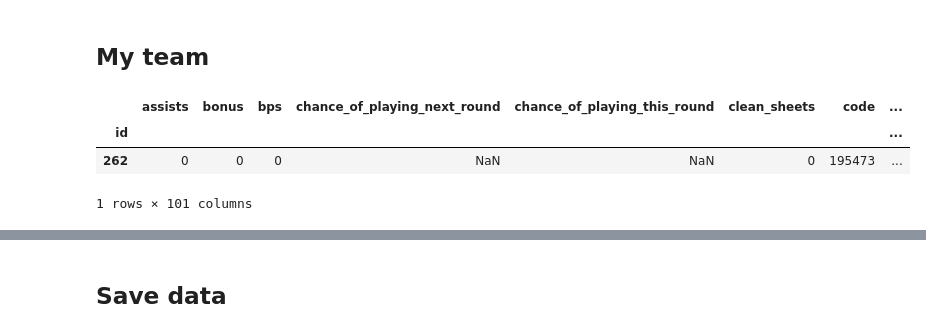
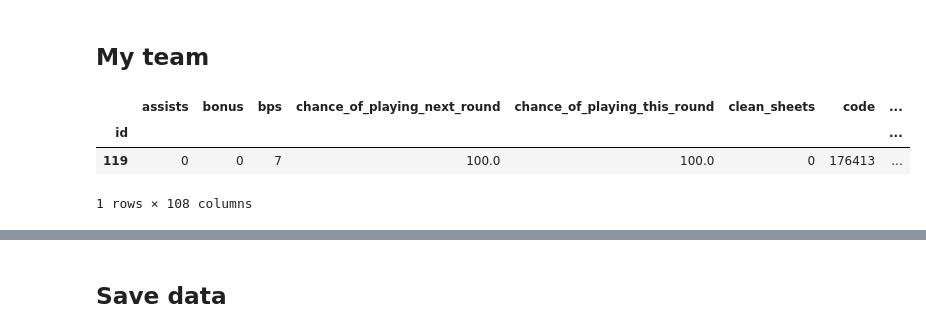
Before and after one commit to jaksticks/Fantasy-Premier-League, a Jupyter notebook: notebooks/playerEvaluation.ipynb, the cells around one changed output, grey strips where cells are left out. Drawn from its saved outputs; the diff is of its cells as text; code cells hidden in the pictures.

```diff
--- a/notebooks/playerEvaluation.ipynb
+++ b/notebooks/playerEvaluation.ipynb
@@ -4,7 +4,7 @@
 Here we compare players based on their adjusted points. Also, we calculate some useful metrics using the adjusted points to further evaluate player performance in FPL.
 # %%
 # recent gameweek
-gameweek = 3
+gameweek = 4
 # %%
 # import basic libraries
 import pandas as pd
@@ -292,10 +292,10 @@ plt.show()
 ## My team
 # %%
 # find player index
-df[df['web_name'].str.contains('Brew')]
+df[df['web_name'].str.contains('Pulisi')]
 # %% [output]
 |  | assists | bonus | bps | chance_of_playing_next_round | chance_of_playing_this_round | clean_sheets | code | ... |
 | id |  |  |  |  |  |  |  | ... |
-| 262 | 0 | 0 | 0 | NaN | NaN | 0 | 195473 | ... |
+| 119 | 0 | 0 | 7 | 100.0 | 100.0 | 0 | 176413 | ... |
-1 rows × 101 columns
+1 rows × 108 columns
 # %%
```
Also changed, not shown: parts of 9 cells of this notebook, 6 other files.
